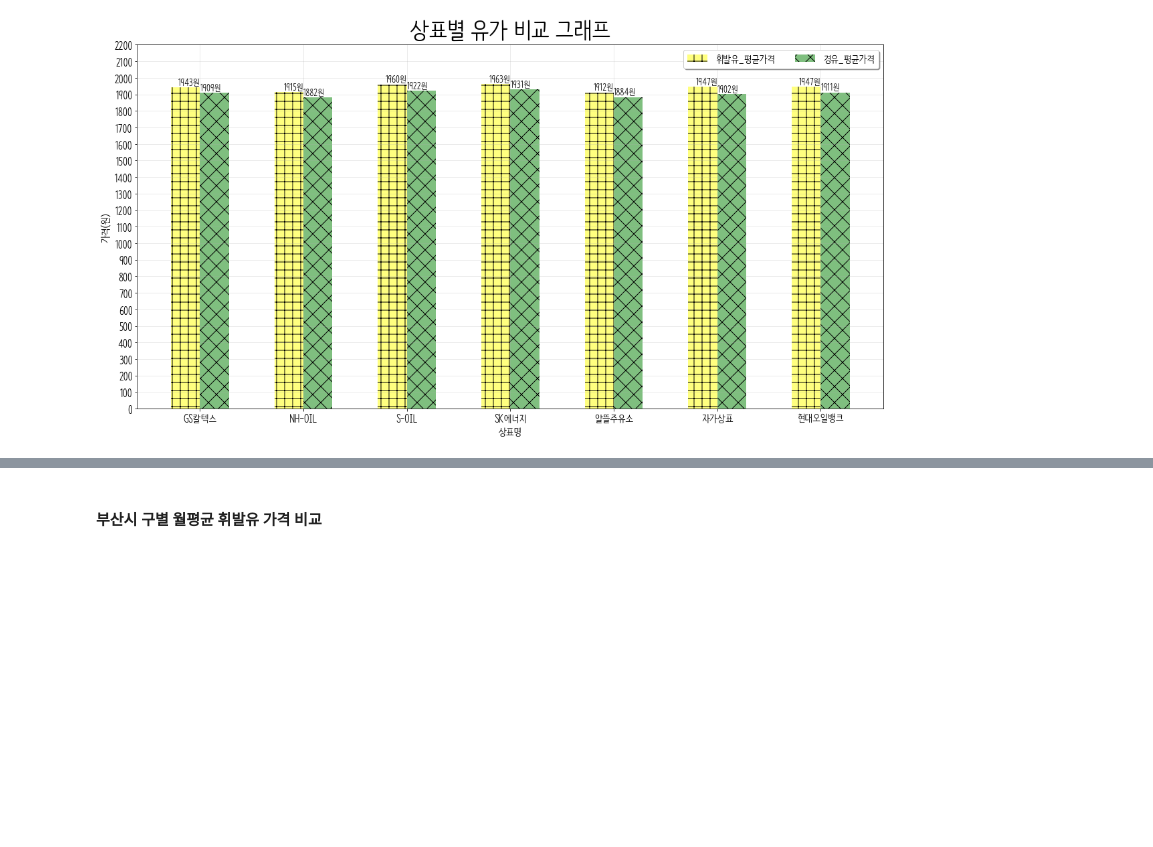
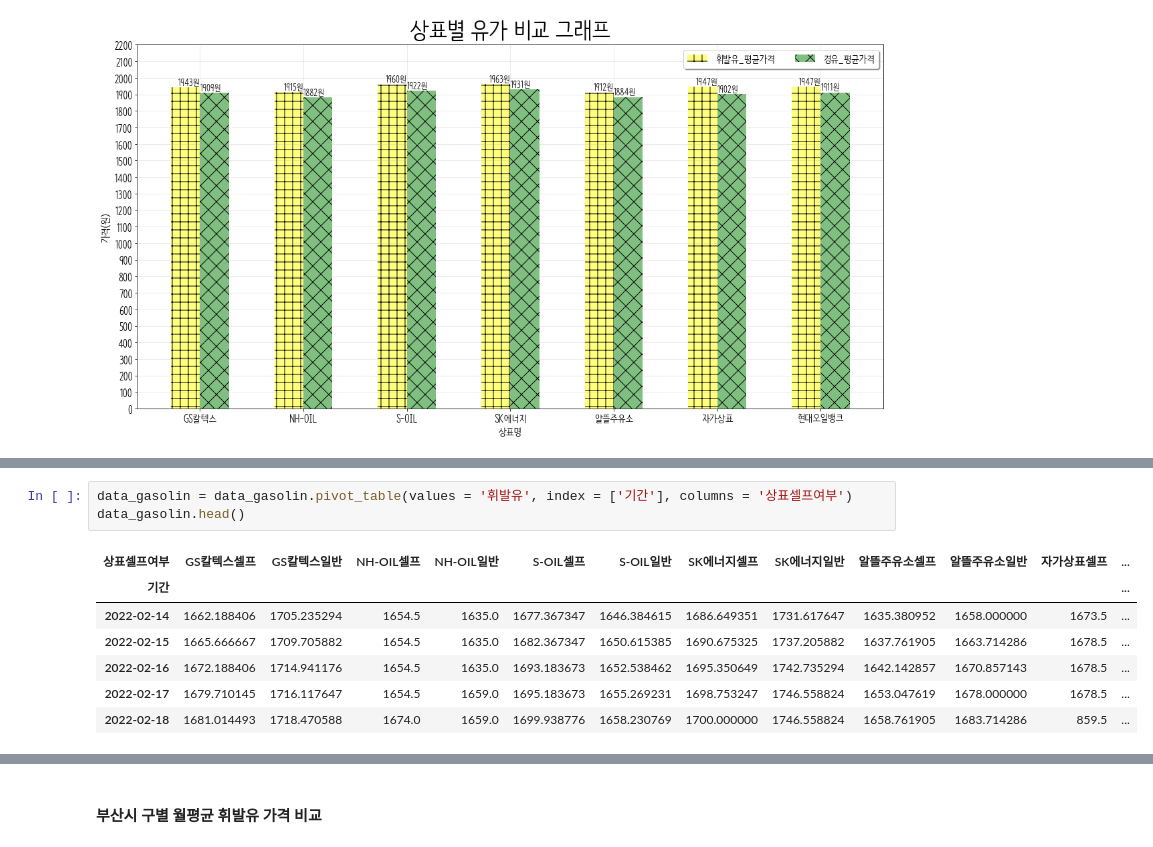
Before and after one commit to certainly-I/Busan-Oil-Price-Analysis, a Jupyter notebook: 1주유소_가격비교.ipynb, the cells around one changed output, grey strips where cells are left out. Drawn from its saved outputs; the diff is of its cells as text; blank space fills up the shorter version.

```diff
--- a/1주유소_전처리.ipynb
+++ b/1주유소_가격비교.ipynb
@@ -458,0 +538,11 @@ plt.show()
+# %%
+data_gasolin = data_gasolin.pivot_table(values = '휘발유', index = ['기간'], columns = '상표셀프여부')
+data_gasolin.head()
+# %% [output]
+| 상표셀프여부 | GS칼텍스셀프 | GS칼텍스일반 | NH-OIL셀프 | NH-OIL일반 | S-OIL셀프 | S-OIL일반 | SK에너지셀프 | SK에너지일반 | 알뜰주유소셀프 | 알뜰주유소일반 | 자가상표셀프 | ... |
+| 기간 |  |  |  |  |  |  |  |  |  |  |  | ... |
+| 2022-02-14 | 1662.188406 | 1705.235294 | 1654.5 | 1635.0 | 1677.367347 | 1646.384615 | 1686.649351 | 1731.617647 | 1635.380952 | 1658.000000 | 1673.5 | ... |
+| 2022-02-15 | 1665.666667 | 1709.705882 | 1654.5 | 1635.0 | 1682.367347 | 1650.615385 | 1690.675325 | 1737.205882 | 1637.761905 | 1663.714286 | 1678.5 | ... |
+| 2022-02-16 | 1672.188406 | 1714.941176 | 1654.5 | 1635.0 | 1693.183673 | 1652.538462 | 1695.350649 | 1742.735294 | 1642.142857 | 1670.857143 | 1678.5 | ... |
+| 2022-02-17 | 1679.710145 | 1716.117647 | 1654.5 | 1659.0 | 1695.183673 | 1655.269231 | 1698.753247 | 1746.558824 | 1653.047619 | 1678.000000 | 1678.5 | ... |
+| 2022-02-18 | 1681.014493 | 1718.470588 | 1674.0 | 1659.0 | 1699.938776 | 1658.230769 | 1700.000000 | 1746.558824 | 1658.761905 | 1683.714286 | 859.5 | ... |
```
Also changed, not shown: parts of 18 cells of this notebook, 3 other files.
